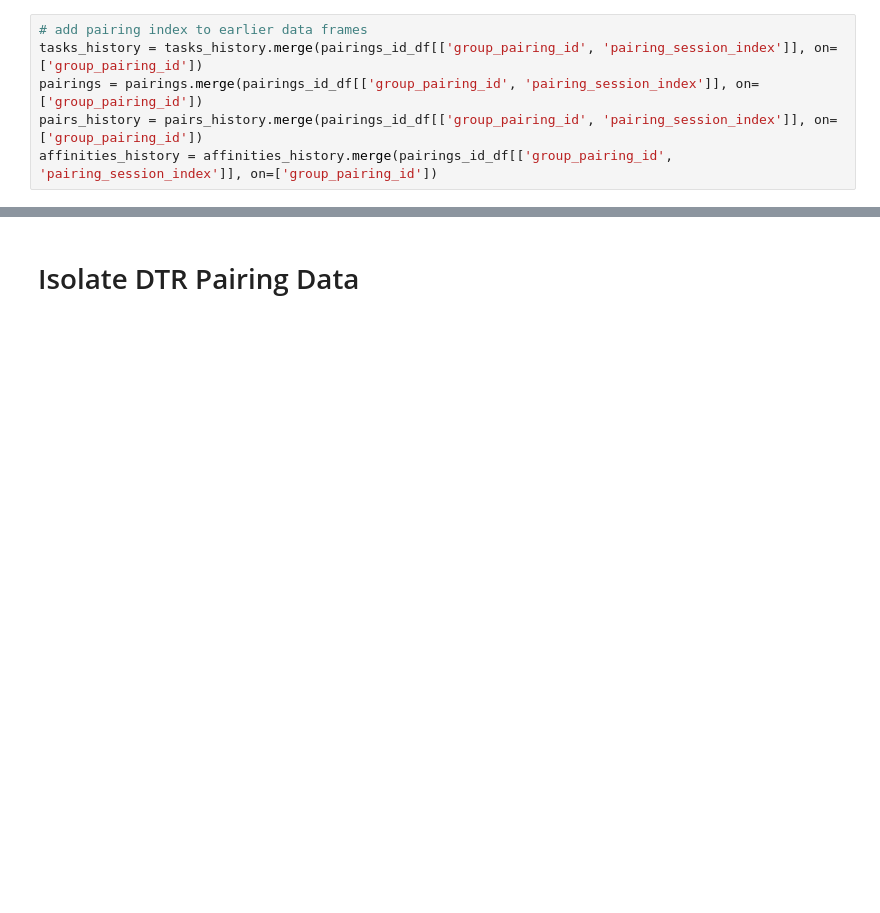
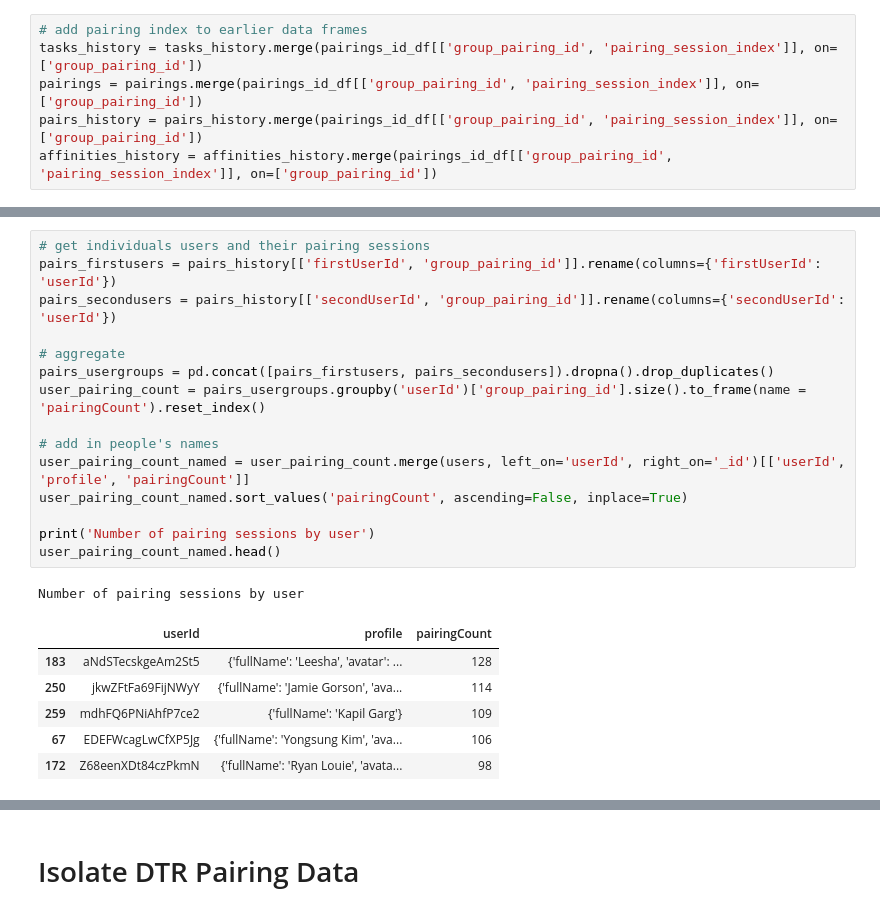
Before and after one commit to NUDelta/extractor-analysis, a Jupyter notebook: PairResearchParser.ipynb, the cells around one changed output, grey strips where cells are left out. Drawn from its saved outputs; the diff is of its cells as text; blank space fills up the shorter version.

```diff
--- a/PairResearchParser.ipynb
+++ b/PairResearchParser.ipynb
@@ -510,0 +573,23 @@ affinities_history = affinities_history.merge(pairings_id_df[['group_pairing_id'
+# %%
+# get individuals users and their pairing sessions
+pairs_firstusers = pairs_history[['firstUserId', 'group_pairing_id']].rename(columns={'firstUserId': 'userId'})
+pairs_secondusers = pairs_history[['secondUserId', 'group_pairing_id']].rename(columns={'secondUserId': 'userId'})
+
+# aggregate
+pairs_usergroups = pd.concat([pairs_firstusers, pairs_secondusers]).dropna().drop_duplicates()
+user_pairing_count = pairs_usergroups.groupby('userId')['group_pairing_id'].size().to_frame(name = 'pairingCount').reset_index()
+
+# add in people's names
+user_pairing_count_named = user_pairing_count.merge(users, left_on='userId', right_on='_id')[['userId', 'profile', 'pairingCount']]
+user_pairing_count_named.sort_values('pairingCount', ascending=False, inplace=True)
+
+print('Number of pairing sessions by user')
+user_pairing_count_named.head()
+# %% [output]
+Number of pairing sessions by user
+|  | userId | profile | pairingCount |
+| 183 | aNdSTecskgeAm2St5 | {'fullName': 'Leesha', 'avatar': ... | 128 |
+| 250 | jkwZFtFa69FijNWyY | {'fullName': 'Jamie Gorson', 'ava... | 114 |
+| 259 | mdhFQ6PNiAhfP7ce2 | {'fullName': 'Kapil Garg'} | 109 |
+| 67 | EDEFWcagLwCfXP5Jg | {'fullName': 'Yongsung Kim', 'ava... | 106 |
+| 172 | Z68eenXDt84czPkmN | {'fullName': 'Ryan Louie', 'avata... | 98 |
```
Also changed, not shown: parts of 27 cells of this notebook.
